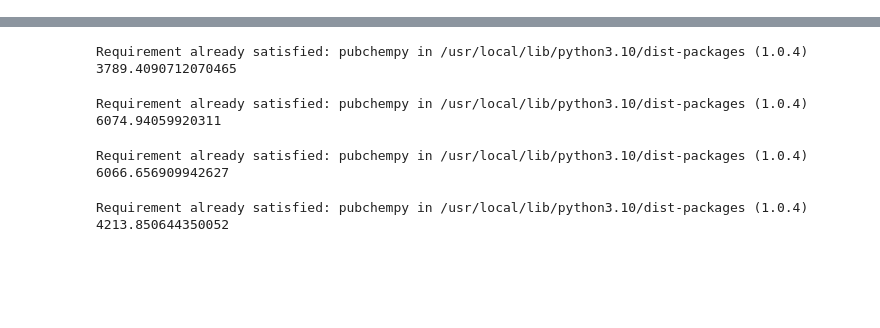
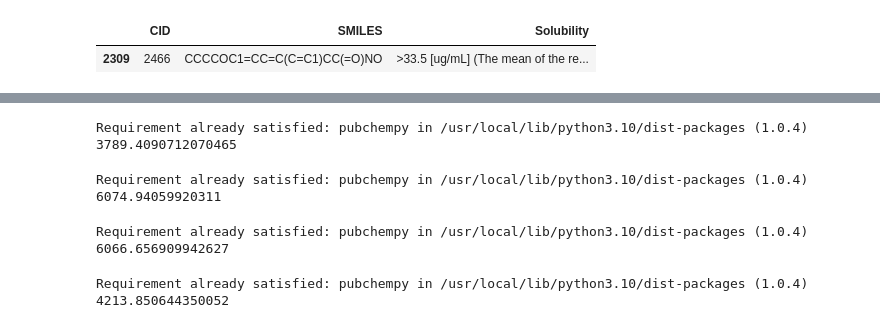
Before and after one commit to ali1810/Pubchem_sourcing, a Jupyter notebook: pubchem_data_sourcing.ipynb, the cells around one changed output, grey strips where cells are left out. Cells and saved outputs as stored; diff of their text form; code cells hidden in the pictures; blank space fills up the shorter version.

```diff
--- a/pubchem_data_sourcing.ipynb
+++ b/pubchem_data_sourcing.ipynb
@@ -46,0 +133,6 @@ print(len(df))
+# %%
+final_data=pd.read_csv('pubchem_new_0_10000.csv')
+final_data_raw=final_data[['CID','SMILES','0']]
+final_data_raw.rename(columns = {'0':'Solubility'}, inplace = True)
+final_raw = final_data_raw.loc[final_data_raw['Solubility'].notnull()]
+print(len(final_raw))
@@ -46,0 +145,5 @@ print(len(df))
+# %%
+final_raw
+# %% [output]
+|  | CID | SMILES | Solubility |
+| 2309 | 2466 | CCCCOC1=CC=C(C=C1)CC(=O)NO | >33.5 [ug/mL] (The mean of the re... |
```
Also changed, not shown: parts of 9 cells of this notebook, 1 other file.
